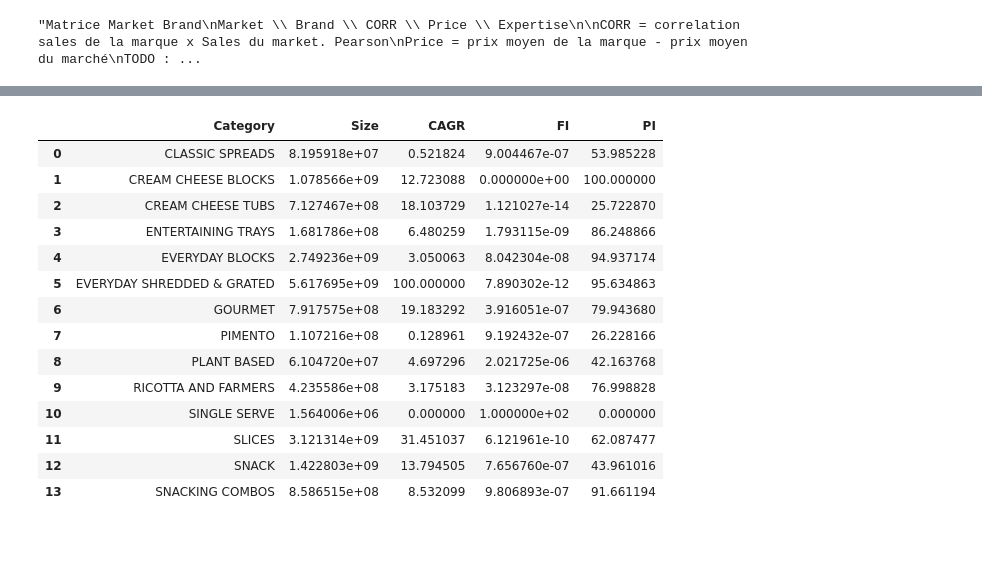
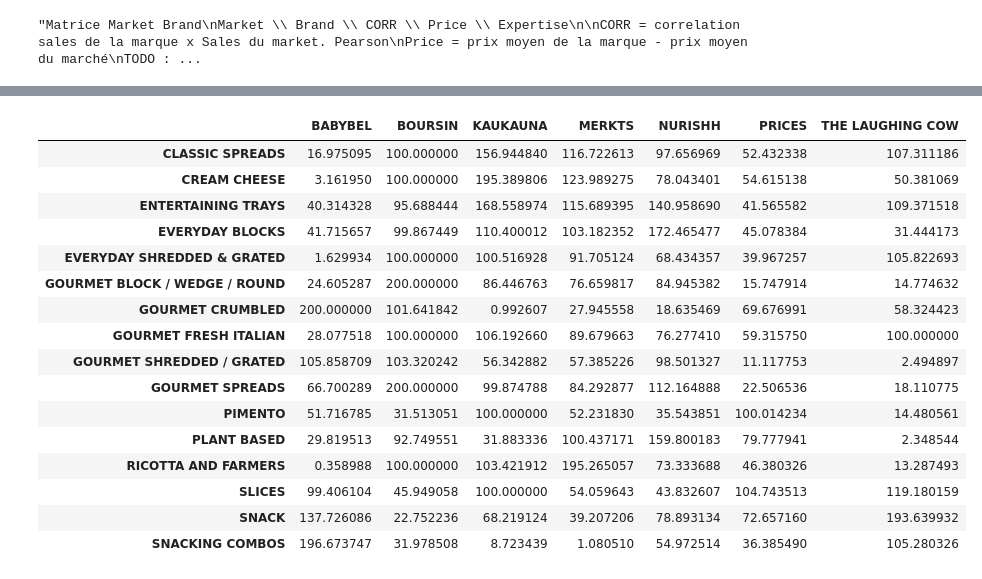
Before and after one commit to rayane-pivot/bel-bel-2022-growth-modelling-gm_tool, a Jupyter notebook: Capacity_to_win.ipynb, the cells around one changed output, grey strips where cells are left out. Saved outputs shown, nothing was run; the diff lists cells and outputs as text; code cells hidden in the pictures; blank space fills up the shorter version.

```diff
--- a/Capacity_to_win.ipynb
+++ b/Capacity_to_win.ipynb
@@ -228,8 +384,10 @@ def compute_corr_table(df, df_bel, method:str):
+# %%
+df_corr = compute_corr_table(df, df_bel_brands, method='pearson')
+df_price = compute_price(df, df_bel_brands)
+df_expertise = compute_expertise(df, df_bel_brands)
 # %%
-
-def make_pretty(styler):
-    styler.background_gradient(axis=None, vmin=-1, vmax=1, cmap="seismic")
+def make_pretty(styler, vmin=-1, vmax=1):
+    styler.background_gradient(axis=None, vmin=vmin, vmax=vmax, cmap="seismic")
     return styler
 
-
-#df_corr.style.pipe(make_pretty)
+df_corr.style.pipe(make_pretty)
@@ -260,5 +411,0 @@ def compute_expertise(df, df_bel):
-# %%
-df_corr = compute_corr_table(data_manager.df, data_manager.df_bel, method='pearson')
-df_price = compute_price(data_manager.df, data_manager.df_bel)
-df_expertise = compute_expertise(data_manager.df, data_manager.df_bel)
-print(df_corr.shape, df_price.shape, df_expertise.shape)
@@ -269,11 +553,15 @@ print(df_corr.shape, df_price.shape, df_expertise.shape)
 # %%
 def scale_market_brand(df_corr, df_price, df_expertise):
-    corr_scaler = MinMaxScaler(feature_range=(0, 100))
-    price_scaler = MinMaxScaler(feature_range=(0, 100))
-    expertise_scaler = MinMaxScaler(feature_range=(0, 100))
+    df_corr_scaled = pd.DataFrame(minmax_scale(df_corr.T).T * 100, index=df_corr.index.values, columns=df_corr.columns.values)
+    df_price_scaled = pd.DataFrame(minmax_scale(df_price.T).T * 100, index=df_price.index.values, columns=df_price.columns.values)
+    df_expertise_scaled = pd.DataFrame(minmax_scale(df_expertise.T).T * 100, index=df_expertise.index.values, columns=df_expertise.columns.values)
 
-    df_corr[df_corr.columns] = corr_scaler.fit_transform(df_corr[df_corr.columns])
-    df_price[df_price.columns] = price_scaler.fit_transform(df_price[df_price.columns])
-    df_expertise[df_expertise.columns] = expertise_scaler.fit_transform(df_expertise[df_expertise.columns])
+    #corr_scaler = MinMaxScaler(feature_range=(0, 100))
+    #price_scaler = MinMaxScaler(feature_range=(0, 100))
+    #expertise_scaler = MinMaxScaler(feature_range=(0, 100))
+
+    #df_corr[df_corr.columns] = corr_scaler.fit_transform(df_corr[df_corr.columns])
+    #df_price[df_price.columns] = price_scaler.fit_transform(df_price[df_price.columns])
+    #df_expertise[df_expertise.columns] = expertise_scaler.fit_transform(df_expertise[df_expertise.columns])
     #display(df_expertise)
-    return df_corr + df_price + df_expertise
+    return df_corr_scaled + df_price_scaled + df_expertise_scaled
@@ -293,19 +628,22 @@ def scale_market(df_category):
 # %%
-df_market_brand = scale_market_brand(df_corr.copy(), df_price.copy(), df_expertise.copy())
-scale_market(df_category.copy())
+df_market_brand_scaled = scale_market_brand(df_corr.copy(), df_price.copy(), df_expertise.copy())
+df_market_brand_scaled.to_clipboard()
+df_market_brand_scaled.style.pipe(make_pretty, 0, 100)
 # %% [output]
-|  | Category | Size | CAGR | FI | PI |
-| 0 | CLASSIC SPREADS | 8.195918e+07 | 0.521824 | 9.004467e-07 | 53.985228 |
-| 1 | CREAM CHEESE BLOCKS | 1.078566e+09 | 12.723088 | 0.000000e+00 | 100.000000 |
-| 2 | CREAM CHEESE TUBS | 7.127467e+08 | 18.103729 | 1.121027e-14 | 25.722870 |
-| 3 | ENTERTAINING TRAYS | 1.681786e+08 | 6.480259 | 1.793115e-09 | 86.248866 |
-| 4 | EVERYDAY BLOCKS | 2.749236e+09 | 3.050063 | 8.042304e-08 | 94.937174 |
-| 5 | EVERYDAY SHREDDED & GRATED | 5.617695e+09 | 100.000000 | 7.890302e-12 | 95.634863 |
-| 6 | GOURMET | 7.917575e+08 | 19.183292 | 3.916051e-07 | 79.943680 |
-| 7 | PIMENTO | 1.107216e+08 | 0.128961 | 9.192432e-07 | 26.228166 |
-| 8 | PLANT BASED | 6.104720e+07 | 4.697296 | 2.021725e-06 | 42.163768 |
-| 9 | RICOTTA AND FARMERS | 4.235586e+08 | 3.175183 | 3.123297e-08 | 76.998828 |
-| 10 | SINGLE SERVE | 1.564006e+06 | 0.000000 | 1.000000e+02 | 0.000000 |
-| 11 | SLICES | 3.121314e+09 | 31.451037 | 6.121961e-10 | 62.087477 |
-| 12 | SNACK | 1.422803e+09 | 13.794505 | 7.656760e-07 | 43.961016 |
-| 13 | SNACKING COMBOS | 8.586515e+08 | 8.532099 | 9.806893e-07 | 91.661194 |
+|  | BABYBEL | BOURSIN | KAUKAUNA | MERKTS | NURISHH | PRICES | THE LAUGHING COW |
+| CLASSIC SPREADS | 16.975095 | 100.000000 | 156.944840 | 116.722613 | 97.656969 | 52.432338 | 107.311186 |
+| CREAM CHEESE | 3.161950 | 100.000000 | 195.389806 | 123.989275 | 78.043401 | 54.615138 | 50.381069 |
+| ENTERTAINING TRAYS | 40.314328 | 95.688444 | 168.558974 | 115.689395 | 140.958690 | 41.565582 | 109.371518 |
+| EVERYDAY BLOCKS | 41.715657 | 99.867449 | 110.400012 | 103.182352 | 172.465477 | 45.078384 | 31.444173 |
+| EVERYDAY SHREDDED & GRATED | 1.629934 | 100.000000 | 100.516928 | 91.705124 | 68.434357 | 39.967257 | 105.822693 |
+| GOURMET BLOCK / WEDGE / ROUND | 24.605287 | 200.000000 | 86.446763 | 76.659817 | 84.945382 | 15.747914 | 14.774632 |
+| GOURMET CRUMBLED | 200.000000 | 101.641842 | 0.992607 | 27.945558 | 18.635469 | 69.676991 | 58.324423 |
+| GOURMET FRESH ITALIAN | 28.077518 | 100.000000 | 106.192660 | 89.679663 | 76.277410 | 59.315750 | 100.000000 |
+| GOURMET SHREDDED / GRATED | 105.858709 | 103.320242 | 56.342882 | 57.385226 | 98.501327 | 11.117753 | 2.494897 |
+| GOURMET SPREADS | 66.700289 | 200.000000 | 99.874788 | 84.292877 | 112.164888 | 22.506536 | 18.110775 |
+| PIMENTO | 51.716785 | 31.513051 | 100.000000 | 52.231830 | 35.543851 | 100.014234 | 14.480561 |
+| PLANT BASED | 29.819513 | 92.749551 | 31.883336 | 100.437171 | 159.800183 | 79.777941 | 2.348544 |
+| RICOTTA AND FARMERS | 0.358988 | 100.000000 | 103.421912 | 195.265057 | 73.333688 | 46.380326 | 13.287493 |
+| SLICES | 99.406104 | 45.949058 | 100.000000 | 54.059643 | 43.832607 | 104.743513 | 119.180159 |
+| SNACK | 137.726086 | 22.752236 | 68.219124 | 39.207206 | 78.893134 | 72.657160 | 193.639932 |
+| SNACKING COMBOS | 196.673747 | 31.978508 | 8.723439 | 1.080510 | 54.972514 | 36.385490 | 105.280326 |
```
Also changed, not shown: parts of 56 cells of this notebook.
